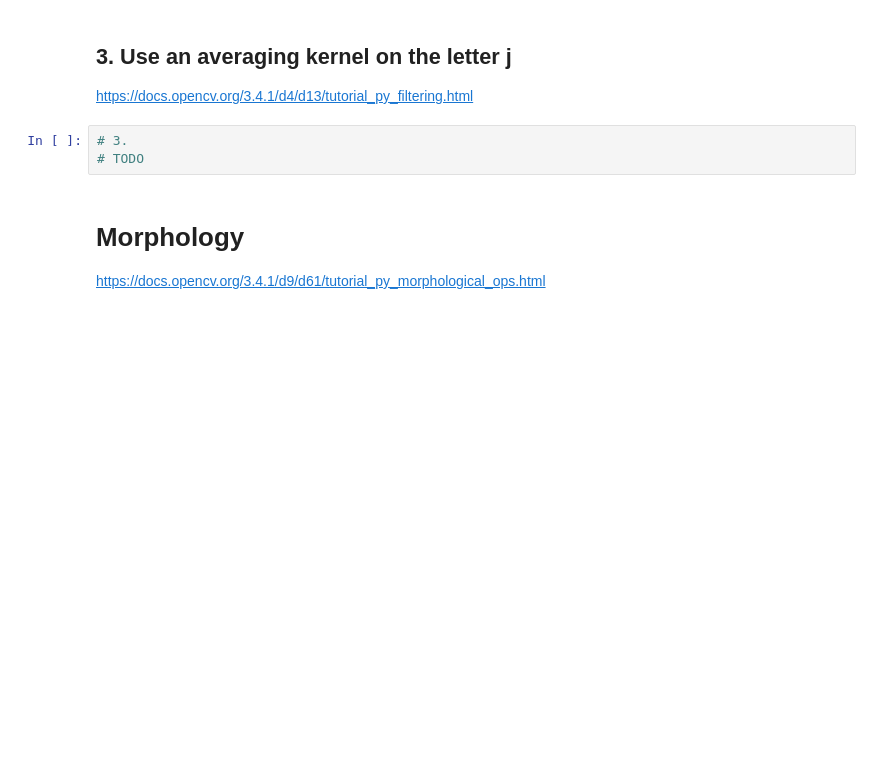
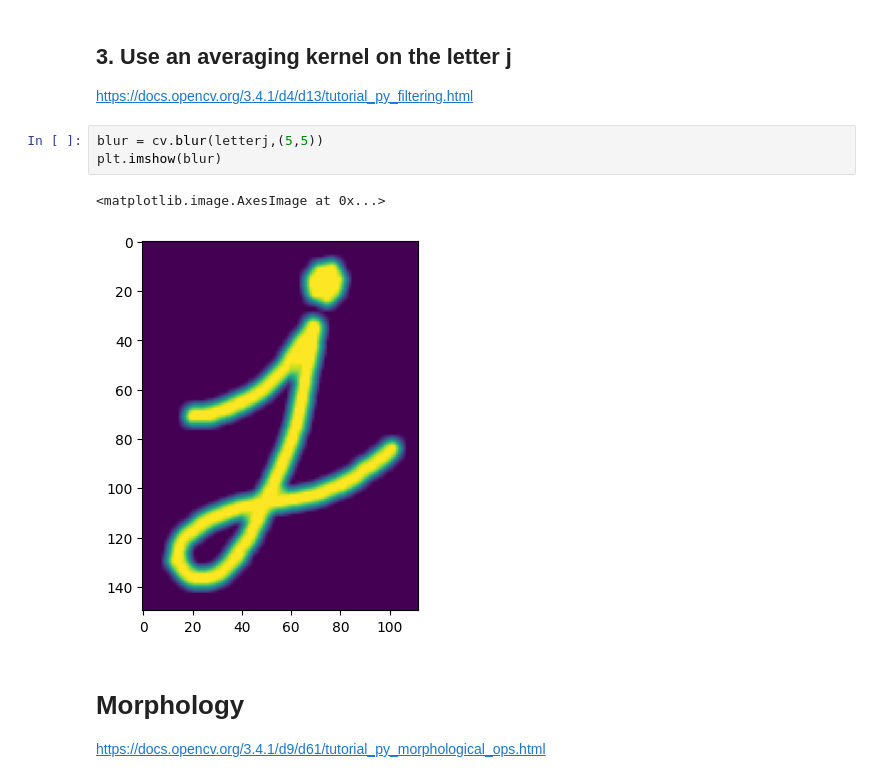
Before and after one commit to abhaypolaris/bwsi-uav-2025, a Jupyter notebook: notebooks/02_OpenCV.ipynb, the cells around one changed output. Saved outputs shown, nothing was run; the diff lists cells and outputs as text; blank space fills up the shorter version.

```diff
--- a/notebooks/02_OpenCV.ipynb
+++ b/notebooks/02_OpenCV.ipynb
@@ -85,9 +91,12 @@ https://docs.opencv.org/3.4.1/d3/df2/tutorial_py_basic_ops.html
 ## 3. Use an averaging kernel on the letter j
 
 https://docs.opencv.org/3.4.1/d4/d13/tutorial_py_filtering.html
-# %%
-# 3.
-# TODO
+# %%
+blur = cv.blur(letterj,(5,5))
+plt.imshow(blur)
+# %% [output]
+<matplotlib.image.AxesImage at 0x...>
+[figure, added]
 # %% [markdown]
 # Morphology
 
```
Also changed, not shown: parts of 27 cells of this notebook.
